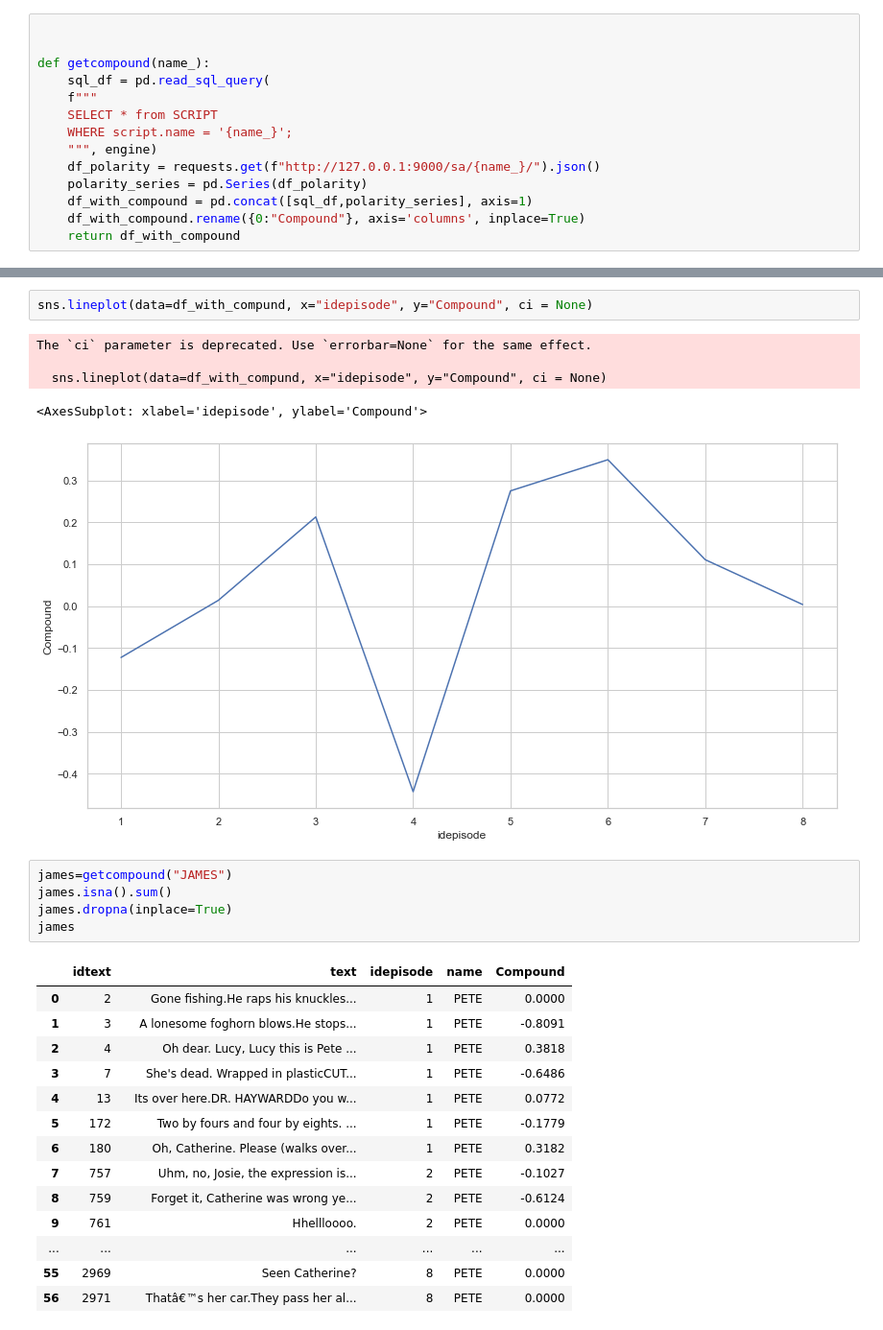
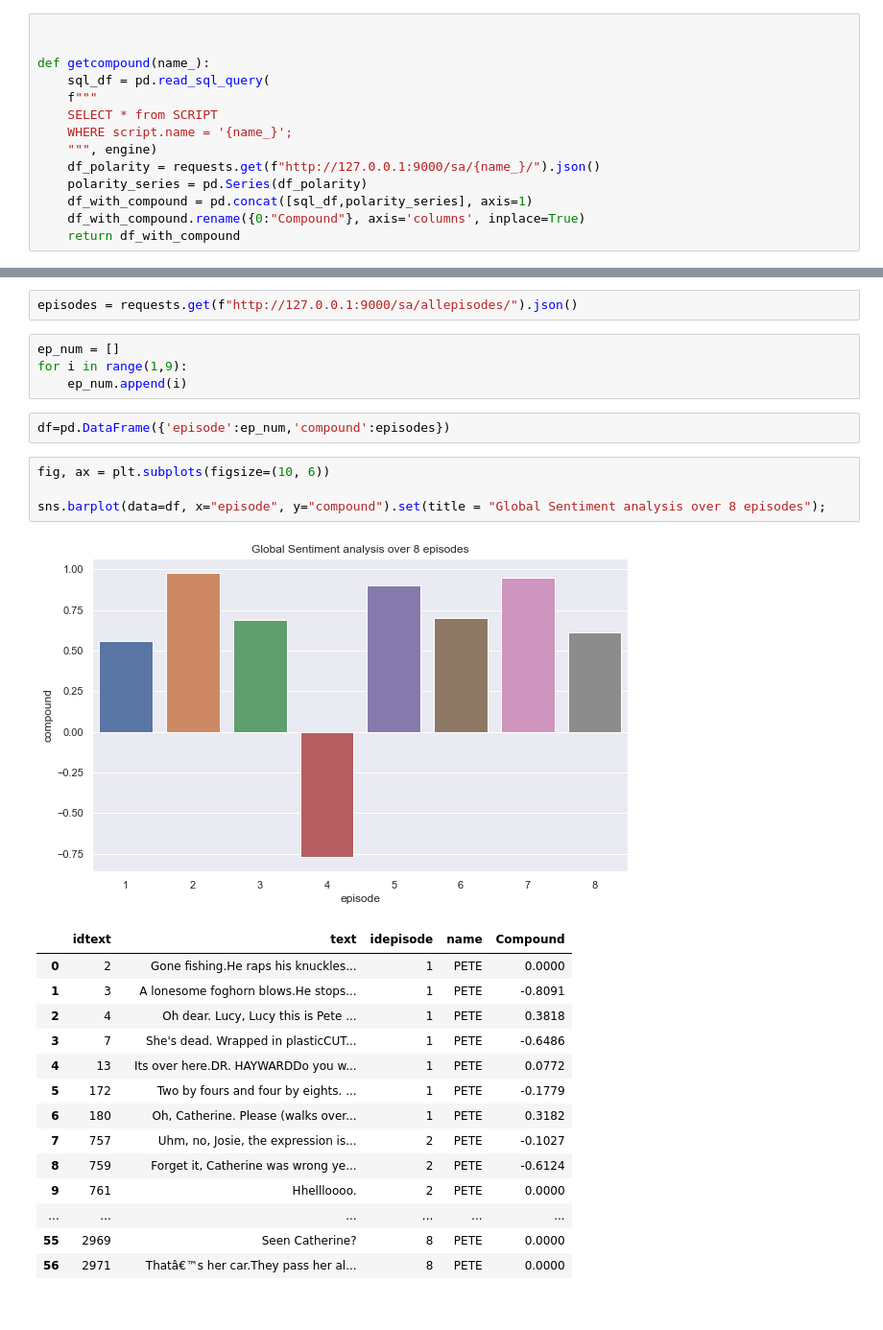
Before and after one commit to KirbyDream/4-Project_sentiment_analysis, a Jupyter notebook: get_APIs.ipynb, the cells around one changed output, grey strips where cells are left out. Shown at 96% size. Cells and saved outputs as stored; diff of their text form.

```diff
--- a/get_APIs.ipynb
+++ b/get_APIs.ipynb
@@ -71,16 +109,17 @@ getcompound("COOPER")
 # %%
-sns.lineplot(data=df_with_compund, x="idepisode", y="Compound", ci = None)
+episodes = requests.get(f"http://127.0.0.1:9000/sa/allepisodes/").json()
-# %% [output]
-The `ci` parameter is deprecated. Use `errorbar=None` for the same effect.
-
-  sns.lineplot(data=df_with_compund, x="idepisode", y="Compound", ci = None)
-<AxesSubplot: xlabel='idepisode', ylabel='Compound'>
-[figure, removed]
+# %%
+ep_num = []
+for i in range(1,9):
+    ep_num.append(i)
 # %%
-james=getcompound("JAMES")
-james.isna().sum()
-james.dropna(inplace=True)
-james
+df=pd.DataFrame({'episode':ep_num,'compound':episodes})
+# %%
+fig, ax = plt.subplots(figsize=(10, 6))
+
+sns.barplot(data=df, x="episode", y="compound").set(title = "Global Sentiment analysis over 8 episodes");
+# %% [output]
+[figure, added]
 # %%
 # %% [output]
 |  | idtext | text | idepisode | name | Compound |
```
Also changed, not shown: parts of 10 cells of this notebook, 2 other files.
